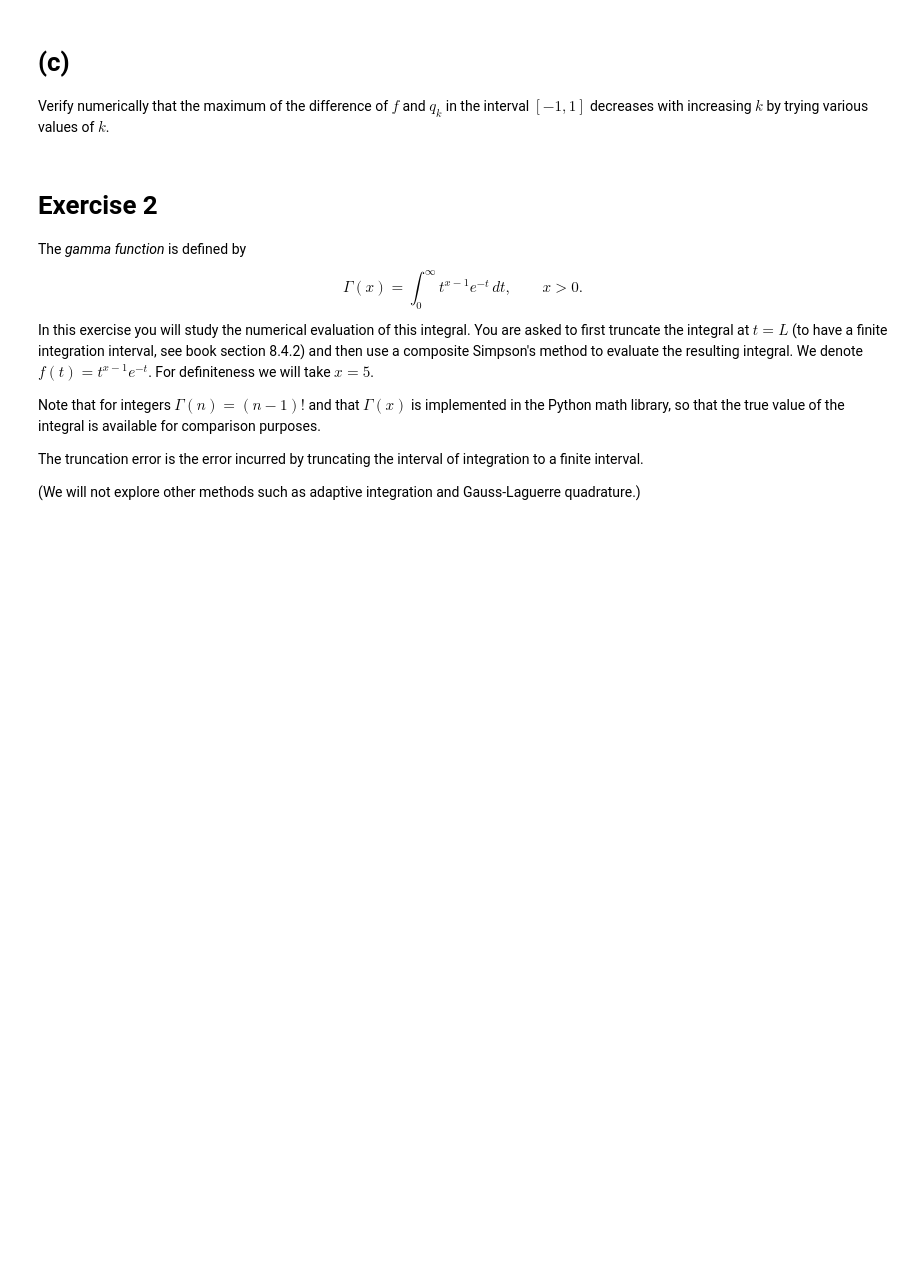
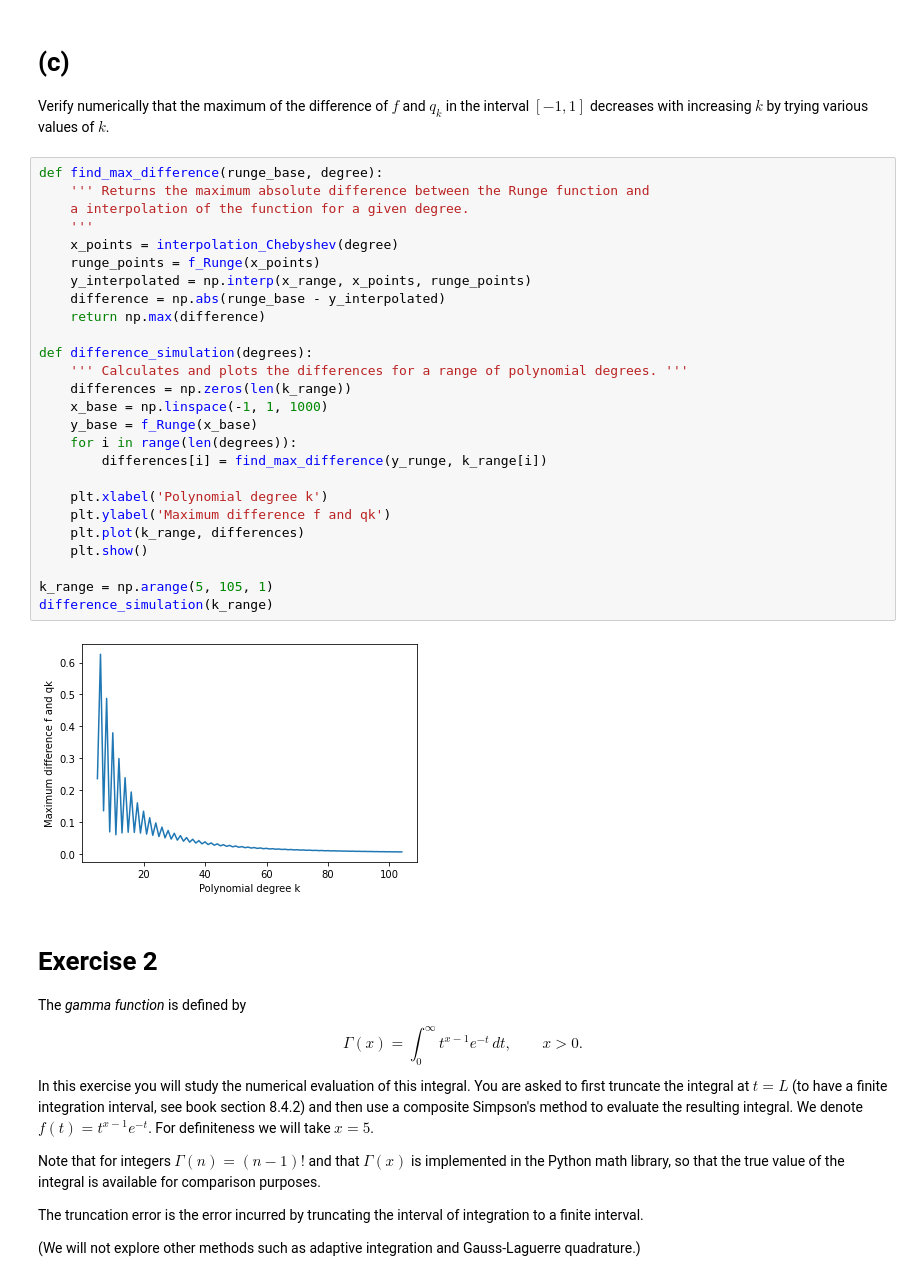
Before and after one commit to DaVinkie/NumAlg1, a Jupyter notebook: Week 6/homework6.ipynb, the cells around one changed output. Cells and saved outputs as stored; diff of their text form; blank space fills up the shorter version.

```diff
--- a/Week 6/homework6.ipynb
+++ b/Week 6/homework6.ipynb
@@ -91,6 +138,34 @@ polyC(Chebyshev, [-1,1], [5,10,15], show_dots=True)
 # %% [markdown]
 # (c)
 Verify numerically that the maximum of the difference of $f$ and $q_k$ in the interval $[-1,1]$ decreases with increasing $k$ by trying various values of $k$.
+# %%
+def find_max_difference(runge_base, degree):
+    ''' Returns the maximum absolute difference between the Runge function and
+    a interpolation of the function for a given degree.
+    '''
+    x_points = interpolation_Chebyshev(degree)
+    runge_points = f_Runge(x_points)
+    y_interpolated = np.interp(x_range, x_points, runge_points)
+    difference = np.abs(runge_base - y_interpolated)
+    return np.max(difference)
+
+def difference_simulation(degrees):
+    ''' Calculates and plots the differences for a range of polynomial degrees. '''
+    differences = np.zeros(len(k_range))
+    x_base = np.linspace(-1, 1, 1000)
+    y_base = f_Runge(x_base)
+    for i in range(len(degrees)):
+        differences[i] = find_max_difference(y_runge, k_range[i])
+
+    plt.xlabel('Polynomial degree k')
+    plt.ylabel('Maximum difference f and qk')
+    plt.plot(k_range, differences)
+    plt.show()
+
+k_range = np.arange(5, 105, 1)
+difference_simulation(k_range)
+# %% [output]
+[figure, added]
 # %% [markdown]
 # Exercise 2
 The *gamma function* is defined by
```
Also changed, not shown: parts of 4 cells of this notebook.
